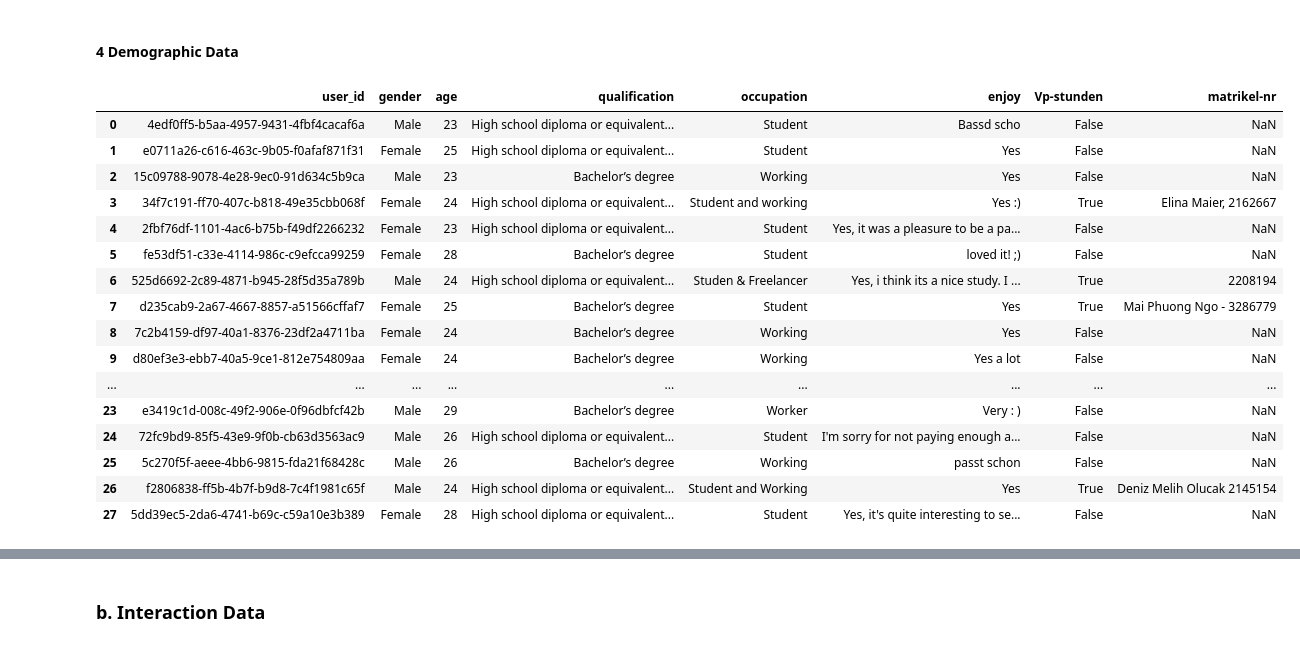
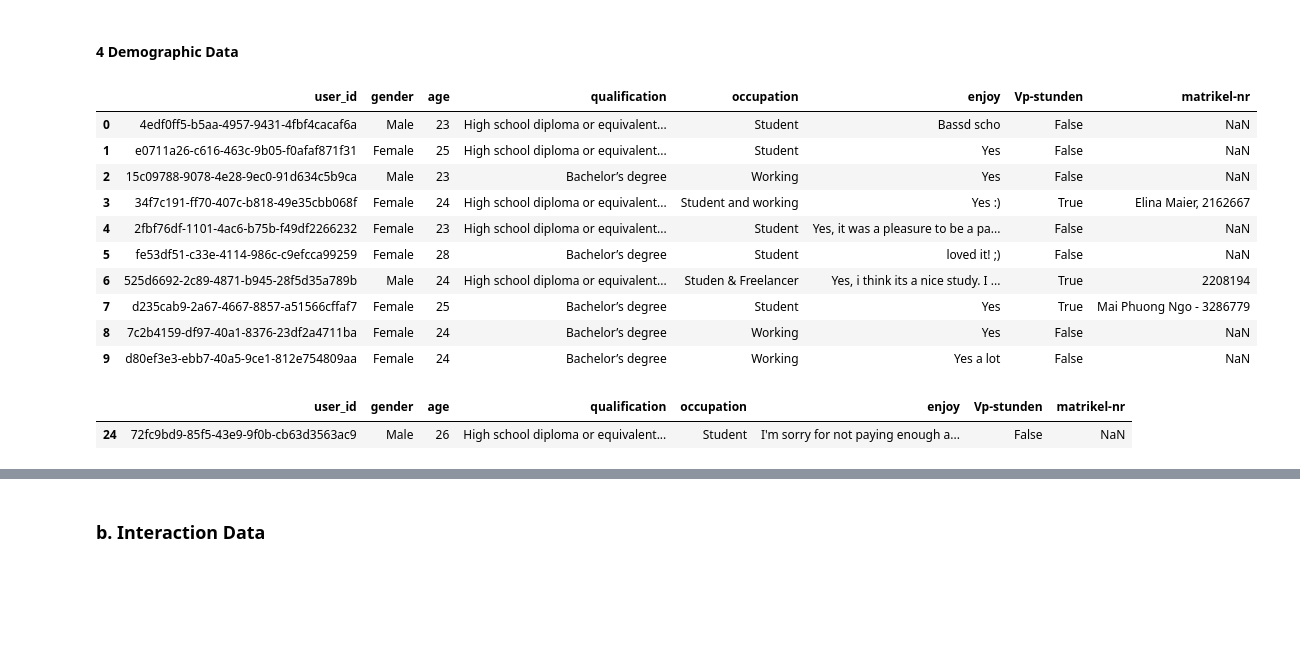
Before and after one commit to nguyetha79/FIRSURVEY-Data-Analysis, a Jupyter notebook: results.ipynb, the cells around one changed output, grey strips where cells are left out. Cells and saved outputs as stored; diff of their text form; code cells hidden in the pictures; blank space fills up the shorter version.

```diff
--- a/results.ipynb
+++ b/results.ipynb
@@ -301,22 +298,23 @@ answer
 #### 4 Demographic Data
 # %%
 poststudies_df = extract_survey_results(poststudies_df)
-poststudies_df
+poststudies_df.head(10)
 # %% [output]
 |  | user_id | gender | age | qualification | occupation | enjoy | Vp-stunden | matrikel-nr |
 | 0 | 4edf0ff5-b5aa-4957-9431-4fbf4cacaf6a | Male | 23 | High school diploma or equivalent... | Student | Bassd scho | False | NaN |
 | 1 | e0711a26-c616-463c-9b05-f0afaf871f31 | Female | 25 | High school diploma or equivalent... | Student | Yes | False | NaN |
 | 2 | 15c09788-9078-4e28-9ec0-91d634c5b9ca | Male | 23 | Bachelor’s degree | Working | Yes | False | NaN |
 | 3 | 34f7c191-ff70-407c-b818-49e35cbb068f | Female | 24 | High school diploma or equivalent... | Student and working | Yes :) | True | Elina Maier, 2162667 |
 | 4 | 2fbf76df-1101-4ac6-b75b-f49df2266232 | Female | 23 | High school diploma or equivalent... | Student | Yes, it was a pleasure to be a pa... | False | NaN |
 | 5 | fe53df51-c33e-4114-986c-c9efcca99259 | Female | 28 | Bachelor’s degree | Student | loved it! ;) | False | NaN |
 | 6 | 525d6692-2c89-4871-b945-28f5d35a789b | Male | 24 | High school diploma or equivalent... | Studen & Freelancer | Yes, i think its a nice study. I ... | True | 2208194 |
 | 7 | d235cab9-2a67-4667-8857-a51566cffaf7 | Female | 25 | Bachelor’s degree | Student | Yes | True | Mai Phuong Ngo - 3286779 |
 | 8 | 7c2b4159-df97-40a1-8376-23df2a4711ba | Female | 24 | Bachelor’s degree | Working | Yes | False | NaN |
 | 9 | d80ef3e3-ebb7-40a5-9ce1-812e754809aa | Female | 24 | Bachelor’s degree | Working | Yes a lot | False | NaN |
-| ... | ... | ... | ... | ... | ... | ... | ... | ... |
-| 23 | e3419c1d-008c-49f2-906e-0f96dbfcf42b | Male | 29 | Bachelor’s degree | Worker | Very : ) | False | NaN |
-| 24 | 72fc9bd9-85f5-43e9-9f0b-cb63d3563ac9 | Male | 26 | High school diploma or equivalent... | Student | I'm sorry for not paying enough a... | False | NaN |
-| 25 | 5c270f5f-aeee-4bb6-9815-fda21f68428c | Male | 26 | Bachelor’s degree | Working | passt schon | False | NaN |
-| 26 | f2806838-ff5b-4b7f-b9d8-7c4f1981c65f | Male | 24 | High school diploma or equivalent... | Student and Working | Yes | True | Deniz Melih Olucak 2145154 |
-| 27 | 5dd39ec5-2da6-4741-b69c-c59a10e3b389 | Female | 28 | High school diploma or equivalent... | Student | Yes, it's quite interesting to se... | False | NaN |
+# %%
+# filter person who did not pay attention
+filtered_person = poststudies_df[poststudies_df['enjoy'].str.contains('attention', na = False)]
+filtered_person
+# %% [output]
+|  | user_id | gender | age | qualification | occupation | enjoy | Vp-stunden | matrikel-nr |
+| 24 | 72fc9bd9-85f5-43e9-9f0b-cb63d3563ac9 | Male | 26 | High school diploma or equivalent... | Student | I'm sorry for not paying enough a... | False | NaN |
```
Also changed, not shown: parts of 34 cells of this notebook, 27 other files.
